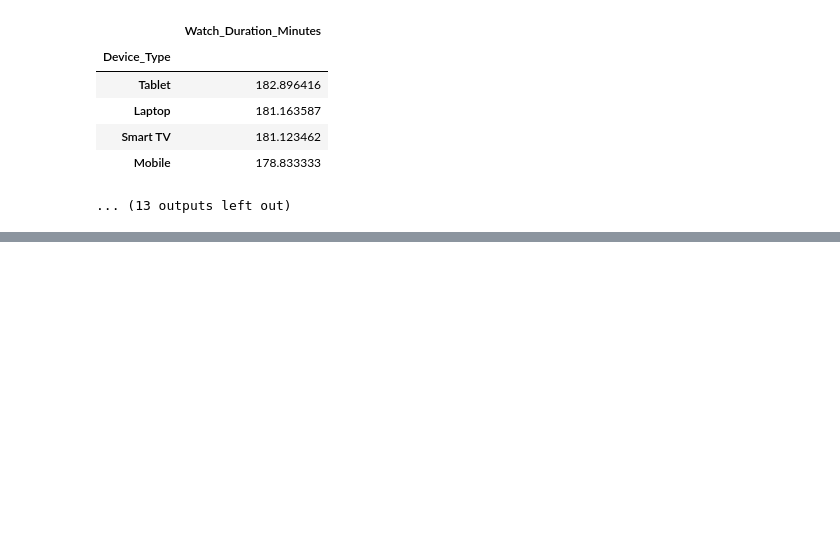
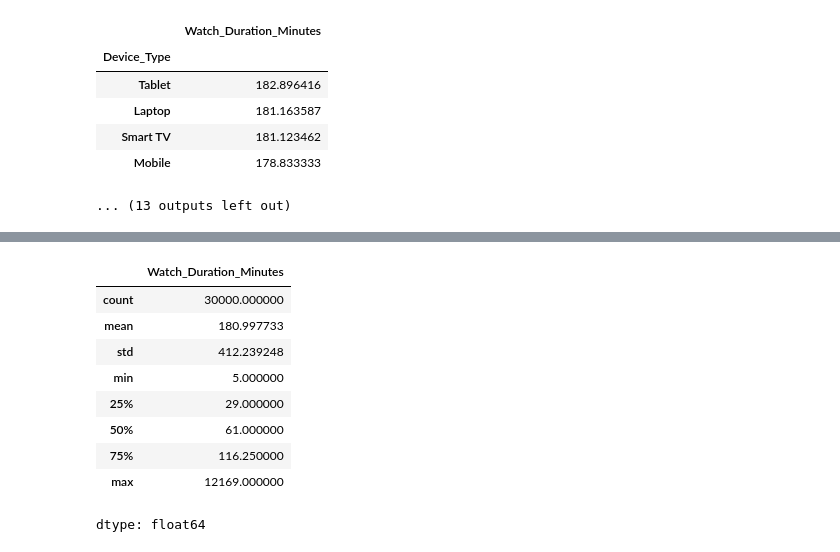
Before and after one commit to mayekarshreyas/OTT_Project, a Jupyter notebook: OTT_Project.ipynb, the cells around one changed output, grey strips where cells are left out. Drawn from its saved outputs; the diff is of its cells as text; code cells hidden in the pictures; blank space fills up the shorter version.

```diff
--- a/OTT_Project.ipynb
+++ b/OTT_Project.ipynb
@@ -1032,0 +1162,13 @@ Q3 - Average Watch Duration by Device Type
+# %%
+df["Watch_Duration_Minutes"].describe()
+# %% [output]
+|  | Watch_Duration_Minutes |
+| count | 30000.000000 |
+| mean | 180.997733 |
+| std | 412.239248 |
+| min | 5.000000 |
+| 25% | 29.000000 |
+| 50% | 61.000000 |
+| 75% | 116.250000 |
+| max | 12169.000000 |
+dtype: float64
```
Also changed, not shown: parts of 22 cells of this notebook, 1 other file.
